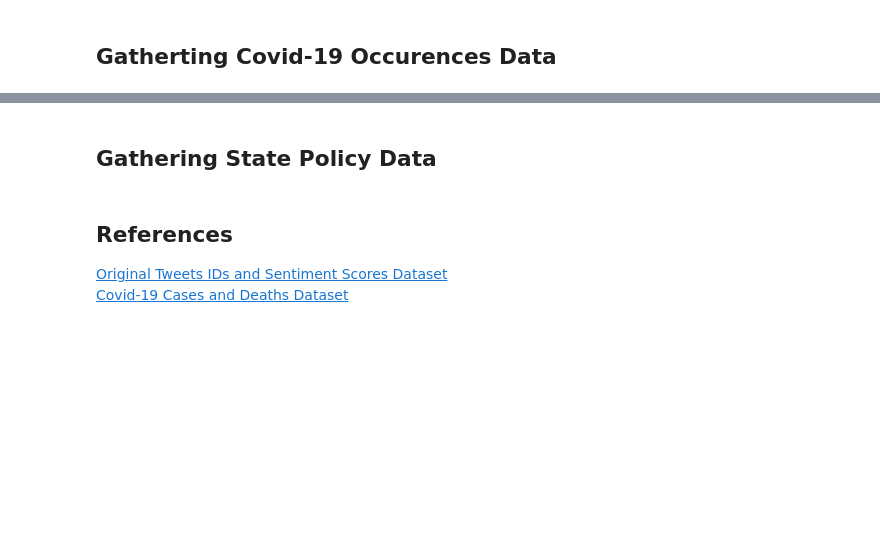
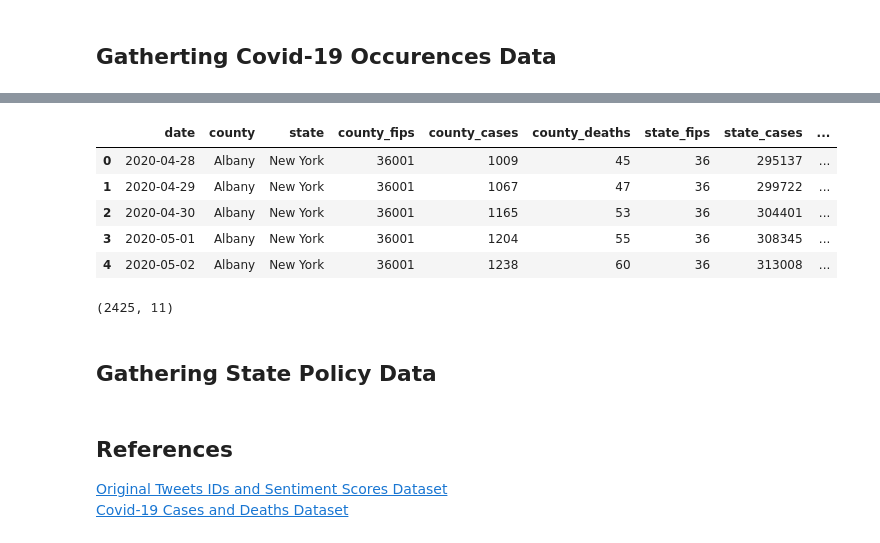
Before and after one commit to JulKelman/Sentiment-Analysis-of-Covid-19-Related-Tweets, a Jupyter notebook: julia/Data Gathering Notebook.ipynb, the cells around one changed output, grey strips where cells are left out. Cells and saved outputs as stored; diff of their text form; code cells hidden in the pictures; blank space fills up the shorter version.

```diff
--- a/julia/Data Gathering Notebook.ipynb
+++ b/julia/Data Gathering Notebook.ipynb
@@ -153,3 +330,20 @@ We will use a publically available dataset created by The New York Times and ava
+# %%
+#removing duplicate columns:
+covid_and_pop_ny_tx.drop(columns=['state_fips_y', 'state_y', 'county_y'],inplace=True)
+#renaming columns:
+covid_and_pop_ny_tx.rename(columns={'county_x':'county', 'state_x':'state', 'state_fips_x':'state_fips'},inplace=True)
+covid_and_pop_ny_tx.head()
+# %% [output]
+|  | date | county | state | county_fips | county_cases | county_deaths | state_fips | state_cases | ... |
+| 0 | 2020-04-28 | Albany | New York | 36001 | 1009 | 45 | 36 | 295137 | ... |
+| 1 | 2020-04-29 | Albany | New York | 36001 | 1067 | 47 | 36 | 299722 | ... |
+| 2 | 2020-04-30 | Albany | New York | 36001 | 1165 | 53 | 36 | 304401 | ... |
+| 3 | 2020-05-01 | Albany | New York | 36001 | 1204 | 55 | 36 | 308345 | ... |
+| 4 | 2020-05-02 | Albany | New York | 36001 | 1238 | 60 | 36 | 313008 | ... |
+# %%
+covid_and_pop_ny_tx.shape
+# %% [output]
+(2425, 11)
 # %% [markdown]
 ## Gathering State Policy Data
 # %% [markdown]
```
Also changed, not shown: parts of 32 cells of this notebook, 1 other file.
